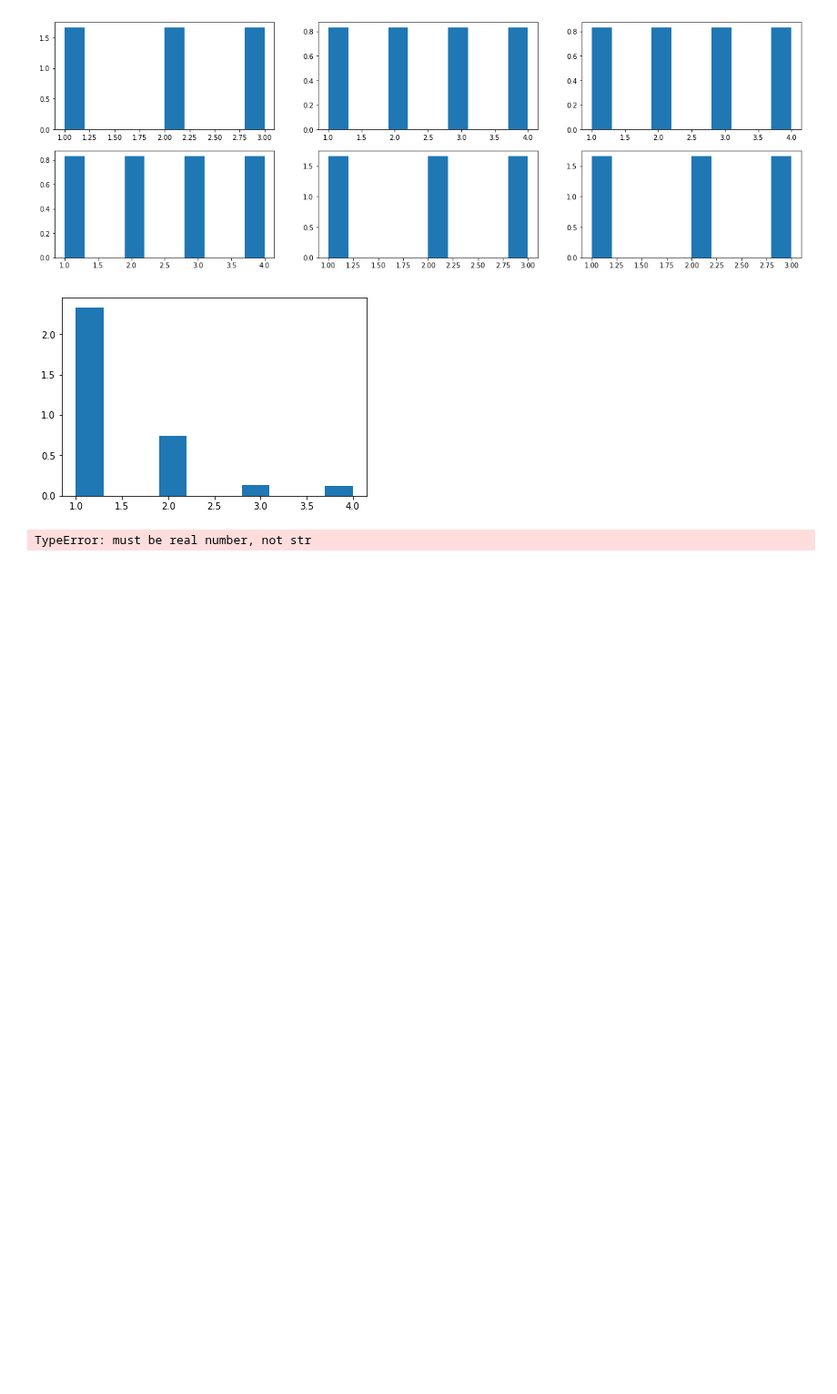
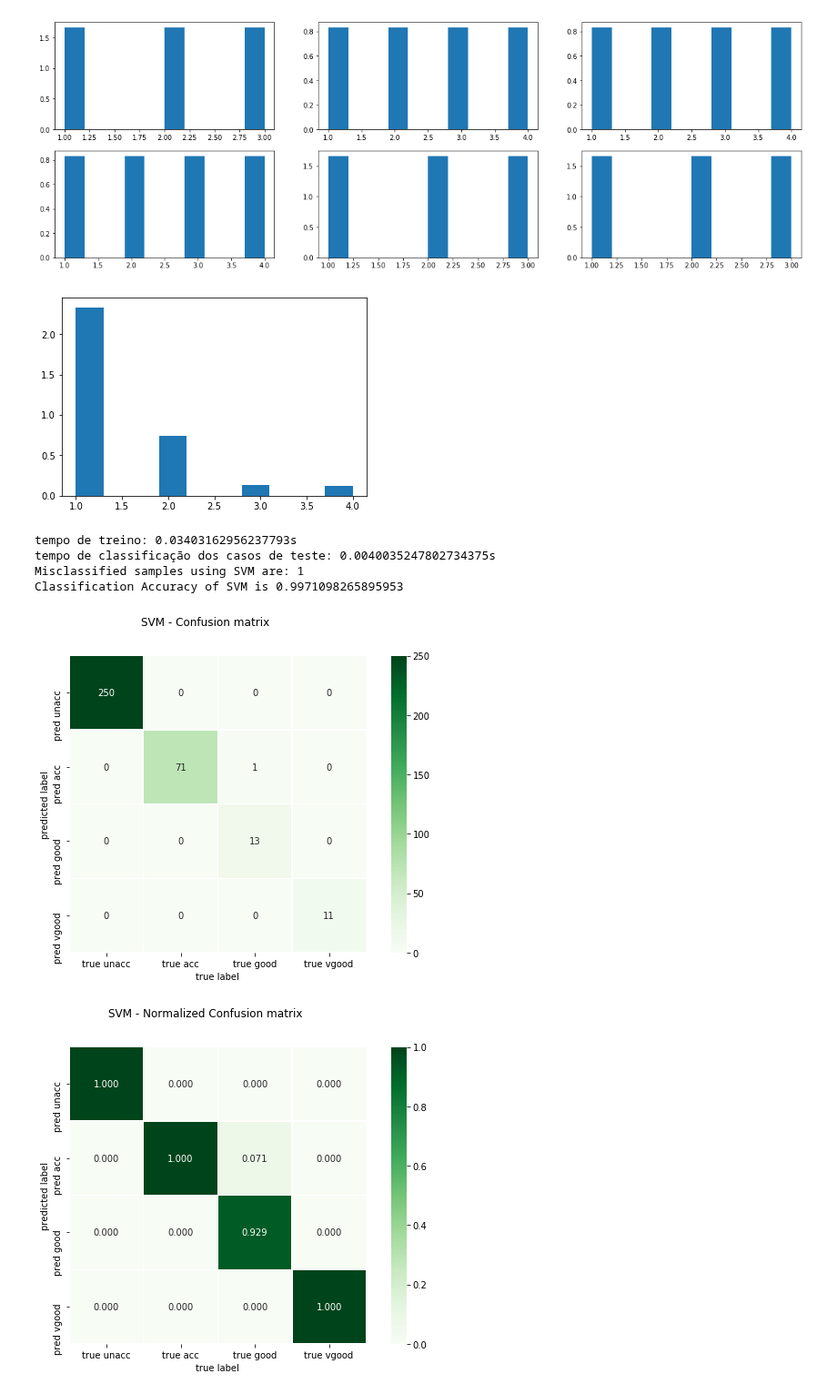
Before and after one commit to Pedro-Magalhaes/Teste, a Jupyter notebook: t1_2/machine_learning.ipynb, the cells around one changed output. Shown at 91% size. Cells and saved outputs as stored; diff of their text form; code cells hidden in the pictures; blank space fills up the shorter version.

```diff
--- a/t1_2/machine_learning.ipynb
+++ b/t1_2/machine_learning.ipynb
@@ -85,7 +104,6 @@ from sklearn import svm
 from sklearn.svm import SVC
 from sklearn.preprocessing import StandardScaler
 from sklearn.metrics import accuracy_score
-import time
 
 def printResults(errosSum,accuracy):
     # imprimindo o numero de elementos classificados errados
@@ -125,7 +143,7 @@ def trainSVM(X_Train,X_Test,Y_Train,Y_Test, kernel , C, gamma ):
     print('tempo de classificação dos casos de teste: {}s'.format(time.time()-start))
     accuracy = accuracy_score(Y_Test,s_pred)
     errosSum = (Y_Test!=s_pred).sum()
-    return svc, Y_Test, s_pred, accuracy, errosSum
+    return svc, s_pred, accuracy, errosSum
 # %%
 from sklearn.neighbors import KNeighborsClassifier
 from sklearn.metrics import accuracy_score
@@ -158,13 +177,3 @@ def trainKnn(X_Train,Y_Train,X_Test,Y_Test):
 
 def printResultsKnn(accuracy,k,erro):
     print('melhor resultado para a Knn: Score: {}, Numero de vizinhos: {}, numero de classificações errad: {}'.format(accuracy,k,erro))
-# %%
-kernelList = ['rbf','linear','poly'] # rbf usa params C e gamma, linear apenas C, poly C,degree e coef0
-kernel = 'rbf'
-c = 7
-gamma = 0.4
-# fazer um for variando os parametros da svm e pegar o melhor conjunto
-svc, Y_Test, s_pred, accuracy, errosSum = trainSVM(X_Train,X_Test,Y_Train,Y_Test,kernel,  c, gamma)
-printResults(errosSum,accuracy)
-# %% [output]
-TypeError: must be real number, not str
@@ -175,0 +180,41 @@ printResultsKnn(acc,k,erro)
+# %%
+kernelList = ['rbf','linear','poly'] # rbf usa params C e gamma, linear apenas C, poly C,degree e coef0
+kernel = 'rbf'
+c = 7
+gamma = 0.4
+# fazer um for variando os parametros da svm e pegar o melhor conjunto
+svc,s_pred, accuracy, errosSum = trainSVM(X_Train,X_Test,Y_Train,Y_Test,kernel,  c, gamma)
+printResults(errosSum,accuracy)
+
+confm = metrics.confusion_matrix(Y_Test, s_pred)
+confmT = confm.T
+dfConfusionMatrix = pd.DataFrame(confmT)
+dfConfusionMatrix.columns = ['true ' + str(val) for _,val in outcome_labels.items()]
+dfConfusionMatrix.index   = ['pred ' + str(val) for _,val in outcome_labels.items()]
+sumPerActualQuality = dfConfusionMatrix.apply(sum, axis=0)
+normalizerCM = dfConfusionMatrix.apply((lambda x: x/sumPerActualQuality), axis=1)
+
+# heat map confusion não normalizada
+fig = plt.figure(figsize=(10,6))
+fig.suptitle('SVM - Confusion matrix')
+fig.add_subplot(111)
+sns.heatmap(dfConfusionMatrix, annot=True, square=True, cbar=True, fmt="d", linewidths=0.5, cmap='Greens')
+plt.xlabel("true label")
+plt.ylabel("predicted label")
+plt.show()
+
+# heat map confusion normalizada
+fig = plt.figure(figsize=(10,6))
+fig.suptitle('SVM - Normalized Confusion matrix')
+fig.add_subplot(111)
+sns.heatmap(normalizerCM, annot=True, square=True, cbar=True, fmt=".3f", linewidths=0.5, cmap='Greens')
+plt.xlabel("true label")
+plt.ylabel("predicted label")
+plt.show()
+# %% [output]
+tempo de treino: 0.03403162956237793s
+tempo de classificação dos casos de teste: 0.0040035247802734375s
+Misclassified samples using SVM are: 1
+Classification Accuracy of SVM is 0.9971098265895953
+[figure, added]
+[figure, added]
```
Also changed, not shown: parts of 7 cells of this notebook.
